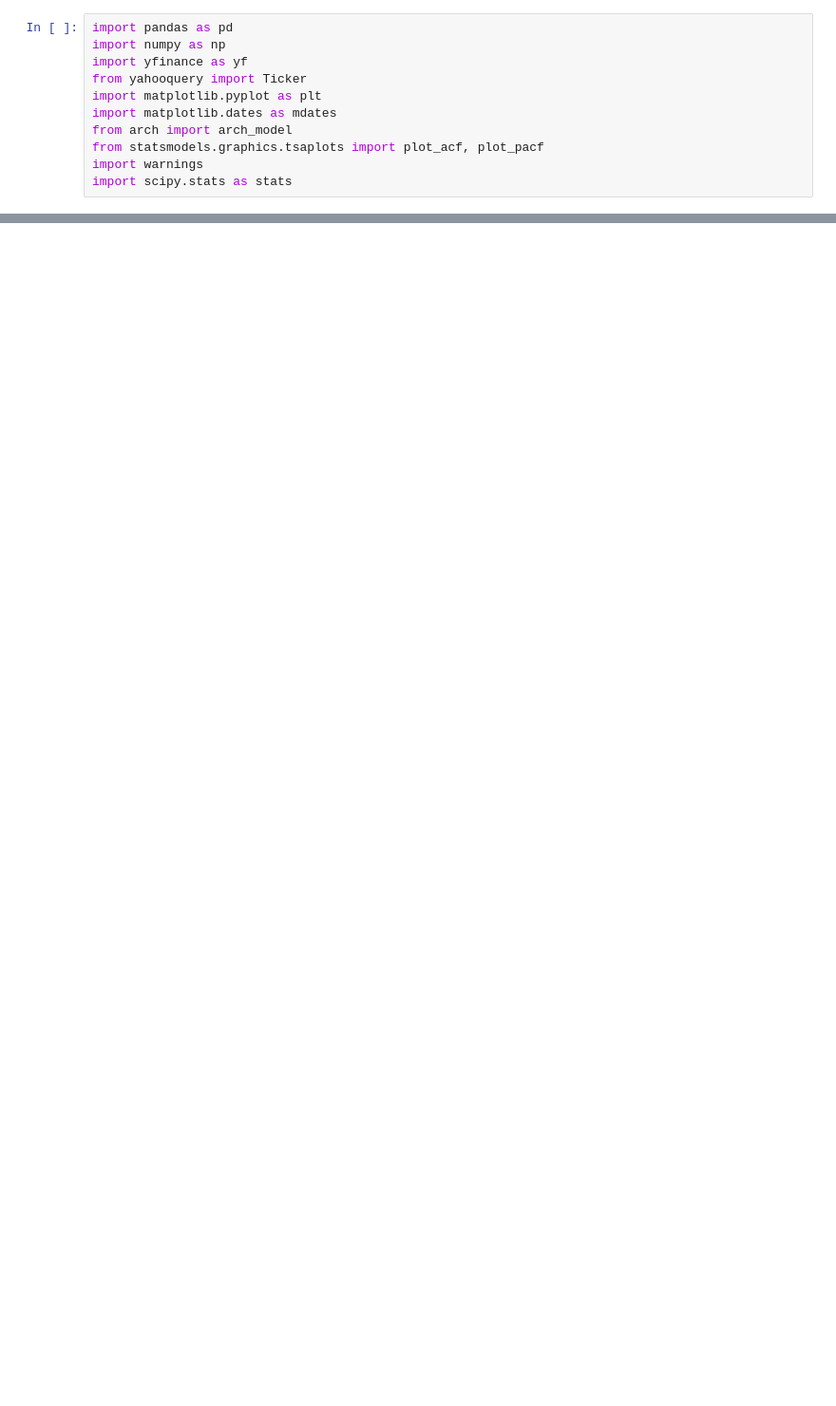
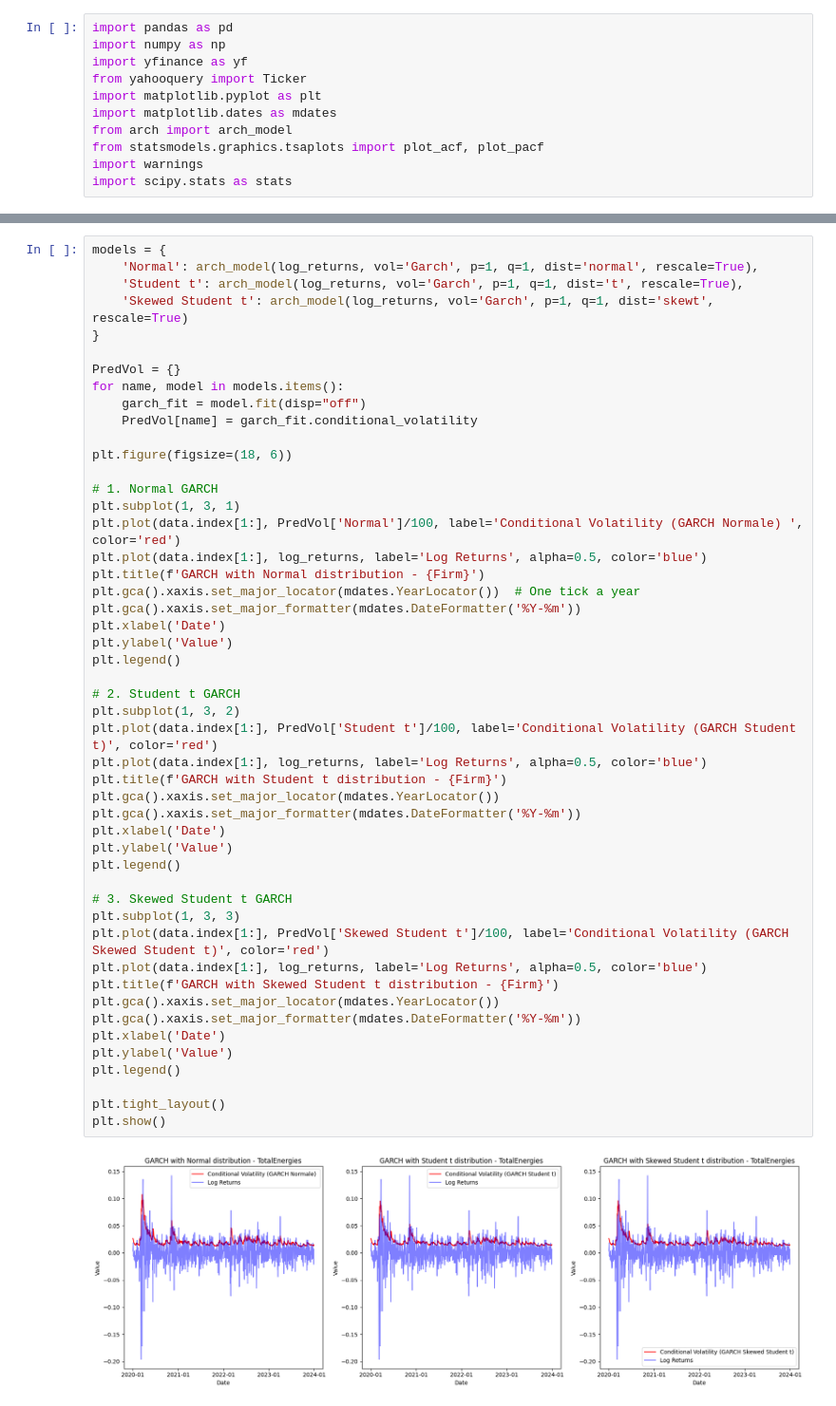
Before and after one commit to AdrienPortier/GARCH-Prediction-LSMIC, a Jupyter notebook: VaR_ES_Garch_LSMIC_final.ipynb, the cells around one changed output, grey strips where cells are left out. Shown at 95% size. Cells and saved outputs as stored; diff of their text form; blank space fills up the shorter version.

```diff
--- a/VaR_ES_Garch_LSMIC_final.ipynb
+++ b/VaR_ES_Garch_LSMIC_final.ipynb
@@ -784,0 +91,51 @@ plt.show()
+# %%
+models = {
+    'Normal': arch_model(log_returns, vol='Garch', p=1, q=1, dist='normal', rescale=True),
+    'Student t': arch_model(log_returns, vol='Garch', p=1, q=1, dist='t', rescale=True),
+    'Skewed Student t': arch_model(log_returns, vol='Garch', p=1, q=1, dist='skewt', rescale=True)
+}
+
+PredVol = {}
+for name, model in models.items():
+    garch_fit = model.fit(disp="off")
+    PredVol[name] = garch_fit.conditional_volatility
+
+plt.figure(figsize=(18, 6))
+
+# 1. Normal GARCH
+plt.subplot(1, 3, 1)
+plt.plot(data.index[1:], PredVol['Normal']/100, label='Conditional Volatility (GARCH Normale) ', color='red')
+plt.plot(data.index[1:], log_returns, label='Log Returns', alpha=0.5, color='blue')
+plt.title(f'GARCH with Normal distribution - {Firm}')
+plt.gca().xaxis.set_major_locator(mdates.YearLocator())  # One tick a year
+plt.gca().xaxis.set_major_formatter(mdates.DateFormatter('%Y-%m'))
+plt.xlabel('Date')
+plt.ylabel('Value')
+plt.legend()
+
+# 2. Student t GARCH
+plt.subplot(1, 3, 2)
+plt.plot(data.index[1:], PredVol['Student t']/100, label='Conditional Volatility (GARCH Student t)', color='red')
+plt.plot(data.index[1:], log_returns, label='Log Returns', alpha=0.5, color='blue')
+plt.title(f'GARCH with Student t distribution - {Firm}')
+plt.gca().xaxis.set_major_locator(mdates.YearLocator())
+plt.gca().xaxis.set_major_formatter(mdates.DateFormatter('%Y-%m'))
+plt.xlabel('Date')
+plt.ylabel('Value')
+plt.legend()
+
+# 3. Skewed Student t GARCH
+plt.subplot(1, 3, 3)
+plt.plot(data.index[1:], PredVol['Skewed Student t']/100, label='Conditional Volatility (GARCH Skewed Student t)', color='red')
+plt.plot(data.index[1:], log_returns, label='Log Returns', alpha=0.5, color='blue')
+plt.title(f'GARCH with Skewed Student t distribution - {Firm}')
+plt.gca().xaxis.set_major_locator(mdates.YearLocator())
+plt.gca().xaxis.set_major_formatter(mdates.DateFormatter('%Y-%m'))
+plt.xlabel('Date')
+plt.ylabel('Value')
+plt.legend()
+
+plt.tight_layout()
+plt.show()
+# %% [output]
+[figure, added]
```
Also changed, not shown: parts of 45 cells of this notebook, 1 other file.
